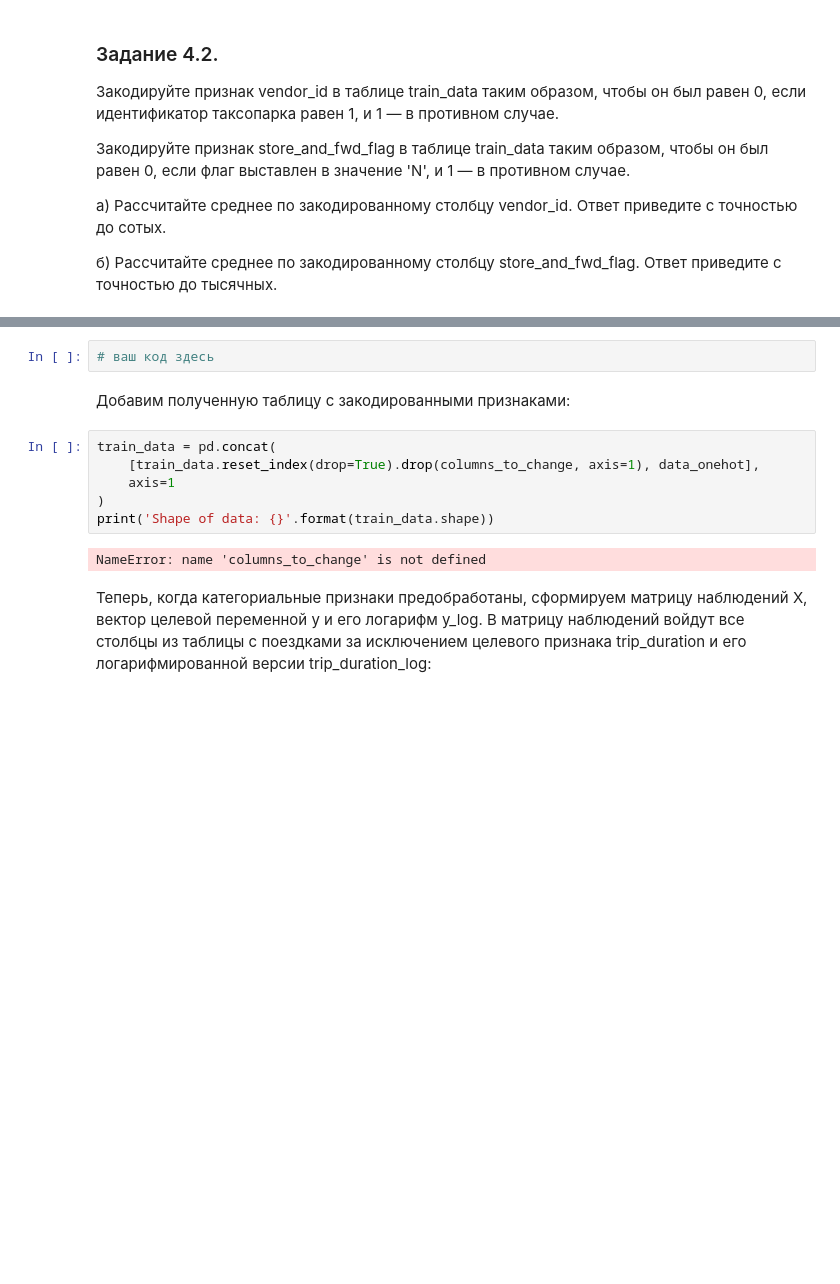
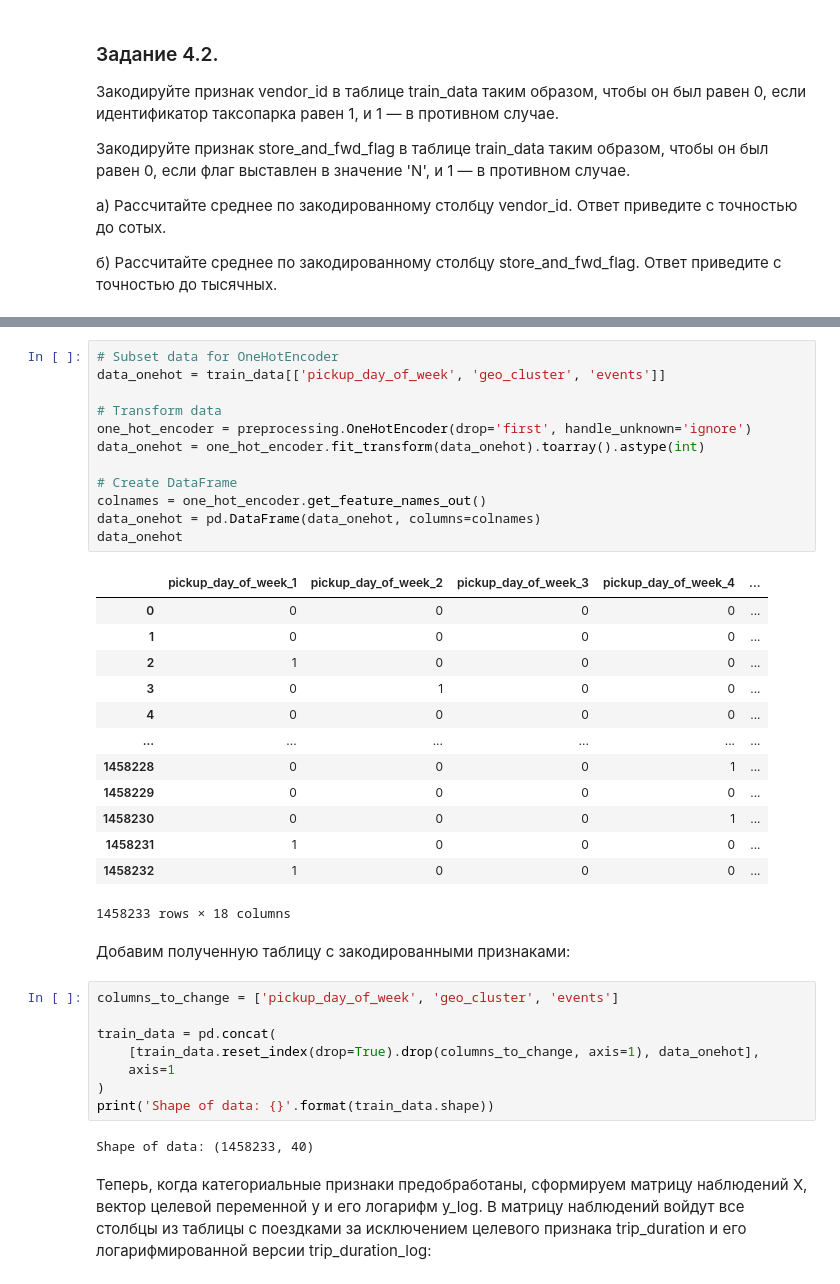
Before and after one commit to YarikKa2/Project_5, a Jupyter notebook: code/Project_5.ipynb, the cells around one changed output, grey strips where cells are left out. Drawn from its saved outputs; the diff is of its cells as text; blank space fills up the shorter version.

```diff
--- a/code/Project_5.ipynb
+++ b/code/Project_5.ipynb
@@ -1052,15 +1052,41 @@ data_onehot = pd.DataFrame(data_onehot, columns=column_names)
-# %%
-# ваш код здесь
+# %%
+# Subset data for OneHotEncoder
+data_onehot = train_data[['pickup_day_of_week', 'geo_cluster', 'events']]
+
+# Transform data
+one_hot_encoder = preprocessing.OneHotEncoder(drop='first', handle_unknown='ignore')
+data_onehot = one_hot_encoder.fit_transform(data_onehot).toarray().astype(int)
+
+# Create DataFrame
+colnames = one_hot_encoder.get_feature_names_out()
+data_onehot = pd.DataFrame(data_onehot, columns=colnames)
+data_onehot
+# %% [output]
+|  | pickup_day_of_week_1 | pickup_day_of_week_2 | pickup_day_of_week_3 | pickup_day_of_week_4 | ... |
+| 0 | 0 | 0 | 0 | 0 | ... |
+| 1 | 0 | 0 | 0 | 0 | ... |
+| 2 | 1 | 0 | 0 | 0 | ... |
+| 3 | 0 | 1 | 0 | 0 | ... |
+| 4 | 0 | 0 | 0 | 0 | ... |
+| ... | ... | ... | ... | ... | ... |
+| 1458228 | 0 | 0 | 0 | 1 | ... |
+| 1458229 | 0 | 0 | 0 | 0 | ... |
+| 1458230 | 0 | 0 | 0 | 1 | ... |
+| 1458231 | 1 | 0 | 0 | 0 | ... |
+| 1458232 | 1 | 0 | 0 | 0 | ... |
+1458233 rows × 18 columns
 # %% [markdown]
 Добавим полученную таблицу с закодированными признаками:
 # %%
+columns_to_change = ['pickup_day_of_week', 'geo_cluster', 'events']
+
 train_data = pd.concat(
     [train_data.reset_index(drop=True).drop(columns_to_change, axis=1), data_onehot],
     axis=1
 )
 print('Shape of data: {}'.format(train_data.shape))
 # %% [output]
-NameError: name 'columns_to_change' is not defined
+Shape of data: (1458233, 40)
 # %% [markdown]
 Теперь, когда категориальные признаки предобработаны, сформируем матрицу наблюдений X, вектор целевой переменной y и его логарифм y_log. В матрицу наблюдений войдут все столбцы из таблицы с поездками за исключением целевого признака trip_duration и его логарифмированной версии trip_duration_log:
 # %%
```
Also changed, not shown: parts of 7 cells of this notebook.
